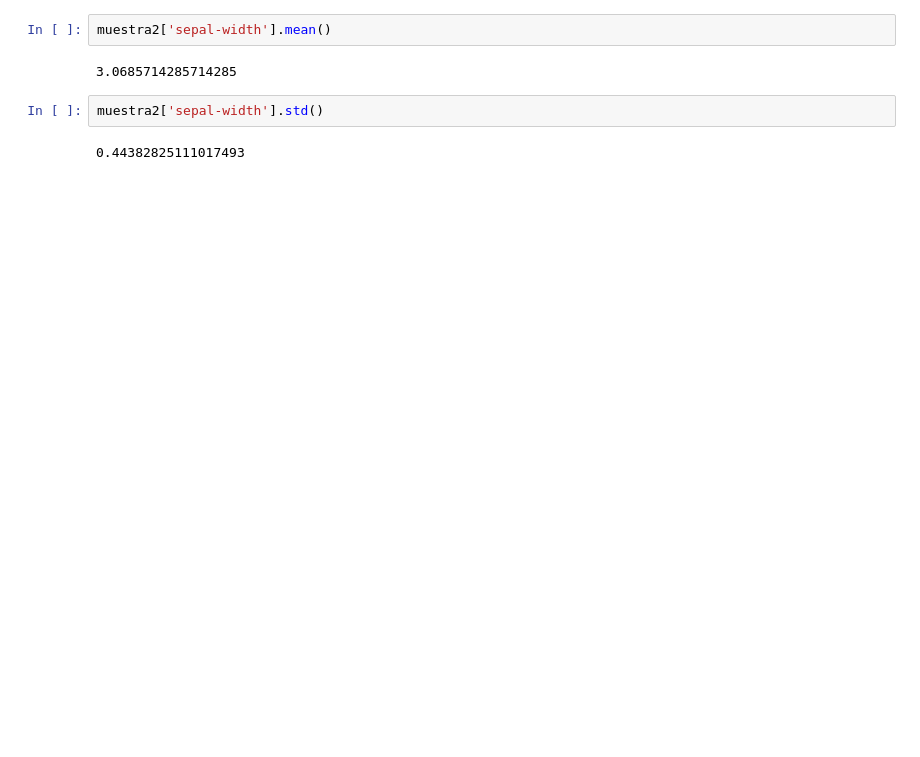
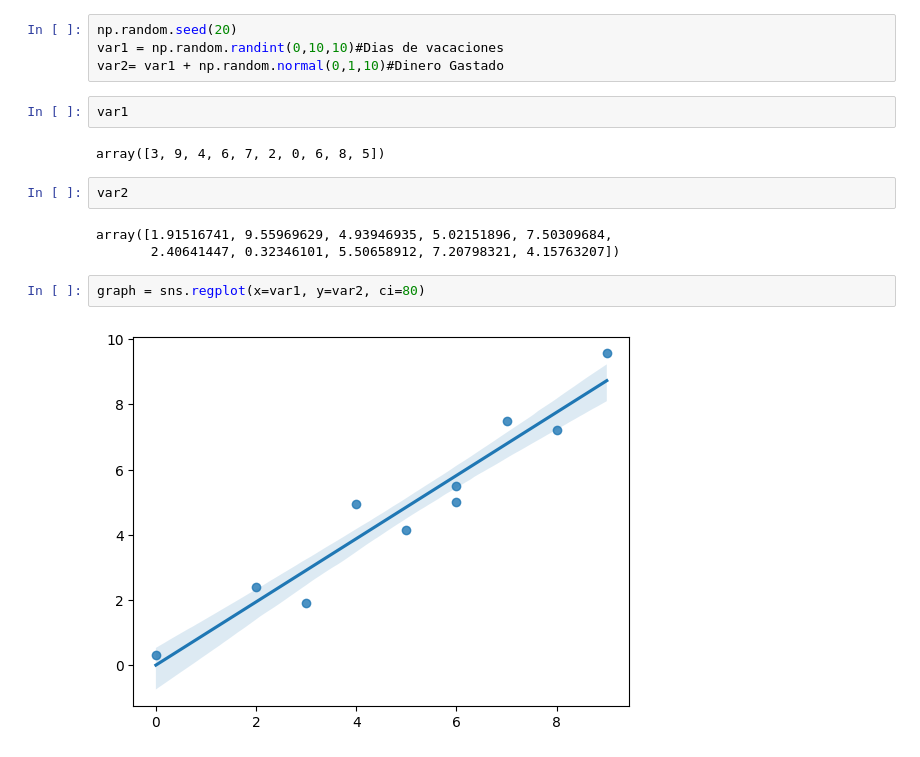
Before and after one commit to tluciad/python-beginner, a Jupyter notebook: Cálculo intervalo de confianza.ipynb, the cells around one changed output. Drawn from its saved outputs; the diff is of its cells as text; blank space fills up the shorter version.

```diff
--- a/Cálculo intervalo de confianza.ipynb
+++ b/Cálculo intervalo de confianza.ipynb
@@ -107,8 +8,17 @@ muestra2['sepal-width'].var()
-# %%
-muestra2['sepal-width'].mean()
-# %% [output]
-3.0685714285714285
-# %%
-muestra2['sepal-width'].std()
-# %% [output]
-0.44382825111017493
+# %%
+np.random.seed(20)
+var1 = np.random.randint(0,10,10)#Dias de vacaciones
+var2= var1 + np.random.normal(0,1,10)#Dinero Gastado
+# %%
+var1
+# %% [output]
+array([3, 9, 4, 6, 7, 2, 0, 6, 8, 5])
+# %%
+var2
+# %% [output]
+array([1.91516741, 9.55969629, 4.93946935, 5.02151896, 7.50309684,
+       2.40641447, 0.32346101, 5.50658912, 7.20798321, 4.15763207])
+# %%
+graph = sns.regplot(x=var1, y=var2, ci=80)
+# %% [output]
+[figure, added]
```
Also changed, not shown: parts of 20 cells of this notebook.
